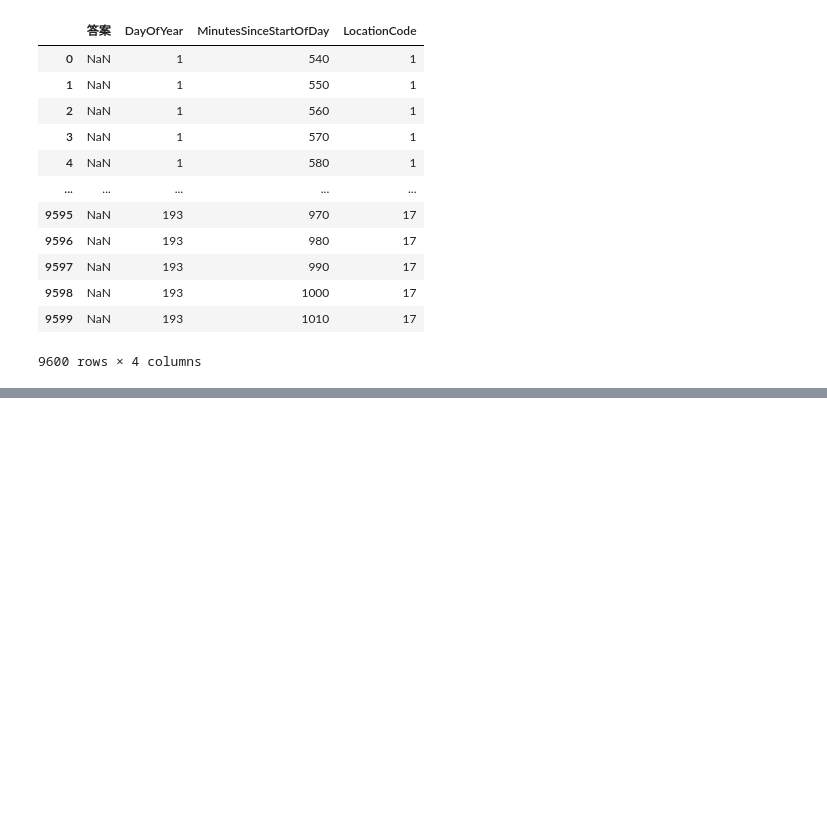
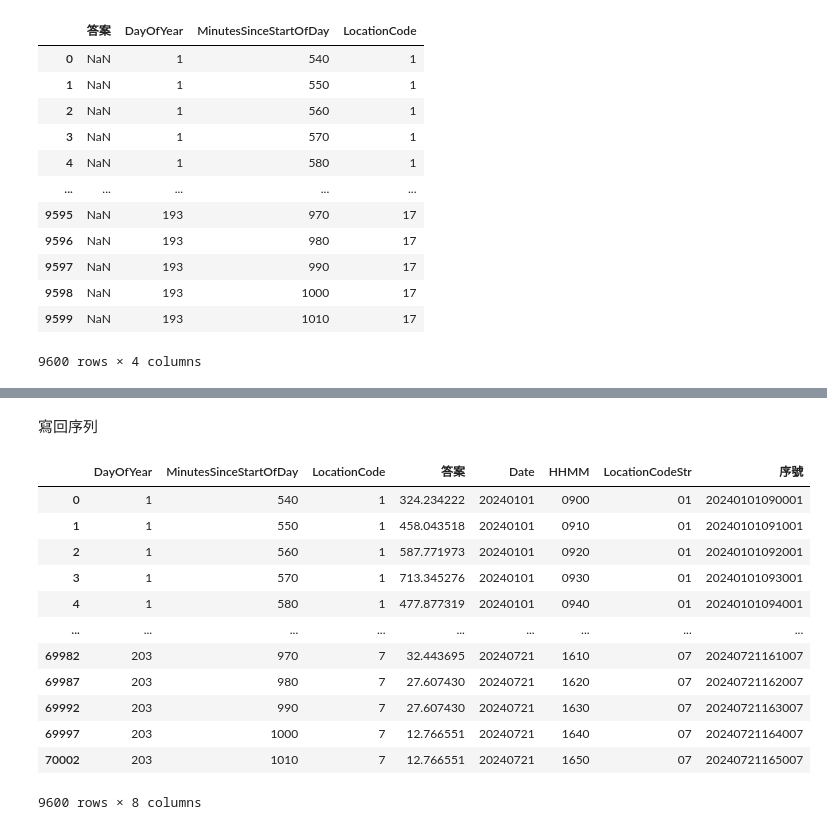
Before and after one commit to tsengcat/2024fall-ds-cp2-tseng, a Jupyter notebook: combination_model.ipynb, the cells around one changed output, grey strips where cells are left out. Drawn from its saved outputs; the diff is of its cells as text; code cells hidden in the pictures; blank space fills up the shorter version.

```diff
--- a/combination_model.ipynb
+++ b/combination_model.ipynb
@@ -169,14 +169,16 @@ for destination in range(1,18):
     # 將原本的複合索引重設為欄位，這樣 DayOfYear、MinutesSinceStartOfDay、DateTime 都會變成普通的 columns
     second_train_pivot = second_train_pivot.reset_index()
     self_features = second_train_pivot[[ 'MinutesSinceStartOfDay','DayOfYear']]
-    self_predictions = time_models[1].predict(self_features)
-    second_train_pivot['Location1Anticipated'] = self_predictions
+    self_predictions = time_models[destination].predict(self_features)
+    second_train_pivot[f'Location{destination}Anticipated'] = self_predictions
 
 
     second_train_merged = pd.merge(destination_unique_time, second_train_pivot, on=['DateTime'], how='inner')
-    second_train_merged.rename(columns={'Power(mW)': 'Location1Actual'}, inplace=True)
-    X = second_train_merged.drop(columns=['DateTime', 'Location1Actual'])
-    y = second_train_merged['Location1Actual']
+    second_train_merged.rename(columns={'Power(mW)': f'Location{destination}Actual'}, inplace=True)
+    print(second_train_merged.columns)
+    X = second_train_merged[['Location1Anticipated', 'Location2Anticipated', 'Location3Anticipated', 'Location4Anticipated', 'Location5Anticipated', 'Location6Anticipated', 'Location7Anticipated', 'Location8Anticipated', 'Location9Anticipated', 'Location10Anticipated', 'Location11Anticipated', 'Location12Anticipated', 'Location13Anticipated', 'Location14Anticipated', 'Location15Anticipated', 'Location16Anticipated', 'Location17Anticipated']]
+    print(X.dtypes)
+    y = second_train_merged[f'Location{destination}Actual']
     X_train, X_test, y_train, y_test = train_test_split(X, y, test_size=0.2)
     model = xgb.XGBRegressor(missing=np.nan, enable_categorical=True)
     print(X_train.dtypes)
@@ -488,0 +429,3 @@ Index(['答案', 'DayOfYear', 'MinutesSinceStartOfDay', 'Location1Anticipated',
+# %%
+merged.drop(columns=['LocationCode_to','WindSpeed(m/s)','Pressure(hpa)',	'Temperature(°C)',	'Humidity(%)',	'Sunlight(Lux)',	'Power(mW)'], inplace=True)
+merged
@@ -488,0 +514,9 @@ Index(['答案', 'DayOfYear', 'MinutesSinceStartOfDay', 'Location1Anticipated',
+# %%
+for i in range(1,18):
+    subset = result[result['LocationCode'] == i]
+    features = subset.drop(columns=['DayOfYear', 'MinutesSinceStartOfDay', 'LocationCode', '答案'])
+    features = features.apply(lambda col: pd.to_numeric(col, errors='coerce') if col.dtype == 'object' else col)
+    predictions = second_layer_models[i].predict(features)
+    result.loc[result['LocationCode'] == i, '答案'] = predictions
+
+result
@@ -488,0 +537,23 @@ Index(['答案', 'DayOfYear', 'MinutesSinceStartOfDay', 'Location1Anticipated',
+# %% [markdown]
+寫回序列
+# %%
+final_result = result[['DayOfYear', 'MinutesSinceStartOfDay', 'LocationCode', '答案']].copy()
+final_result["Date"] = final_result["DayOfYear"].apply(lambda x: (datetime(2024, 1, 1) + timedelta(days=x-1)).strftime("%Y%m%d"))
+final_result["HHMM"] = final_result["MinutesSinceStartOfDay"].apply(lambda x: f"{x // 60:02}{x % 60:02}")
+final_result["LocationCodeStr"] = final_result["LocationCode"].apply(lambda x: f"{x:02}")
+final_result["序號"] = final_result["Date"] + final_result["HHMM"] + final_result["LocationCodeStr"]
+final_result
+# %% [output]
+|  | DayOfYear | MinutesSinceStartOfDay | LocationCode | 答案 | Date | HHMM | LocationCodeStr | 序號 |
+| 0 | 1 | 540 | 1 | 324.234222 | 20240101 | 0900 | 01 | 20240101090001 |
+| 1 | 1 | 550 | 1 | 458.043518 | 20240101 | 0910 | 01 | 20240101091001 |
+| 2 | 1 | 560 | 1 | 587.771973 | 20240101 | 0920 | 01 | 20240101092001 |
+| 3 | 1 | 570 | 1 | 713.345276 | 20240101 | 0930 | 01 | 20240101093001 |
+| 4 | 1 | 580 | 1 | 477.877319 | 20240101 | 0940 | 01 | 20240101094001 |
+| ... | ... | ... | ... | ... | ... | ... | ... | ... |
+| 69982 | 203 | 970 | 7 | 32.443695 | 20240721 | 1610 | 07 | 20240721161007 |
+| 69987 | 203 | 980 | 7 | 27.607430 | 20240721 | 1620 | 07 | 20240721162007 |
+| 69992 | 203 | 990 | 7 | 27.607430 | 20240721 | 1630 | 07 | 20240721163007 |
+| 69997 | 203 | 1000 | 7 | 12.766551 | 20240721 | 1640 | 07 | 20240721164007 |
+| 70002 | 203 | 1010 | 7 | 12.766551 | 20240721 | 1650 | 07 | 20240721165007 |
+9600 rows × 8 columns
```
Also changed, not shown: parts of 19 cells of this notebook, 2 other files.
